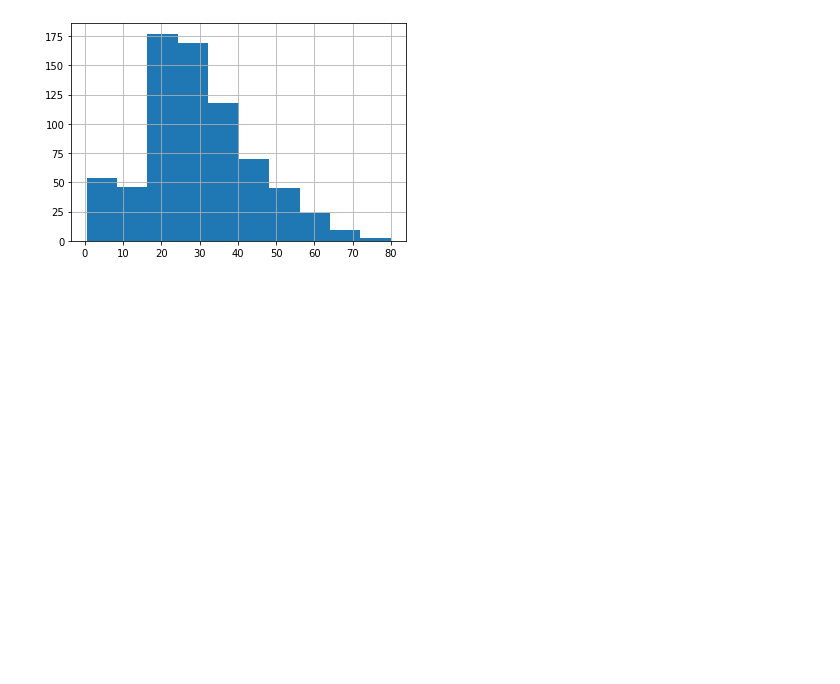
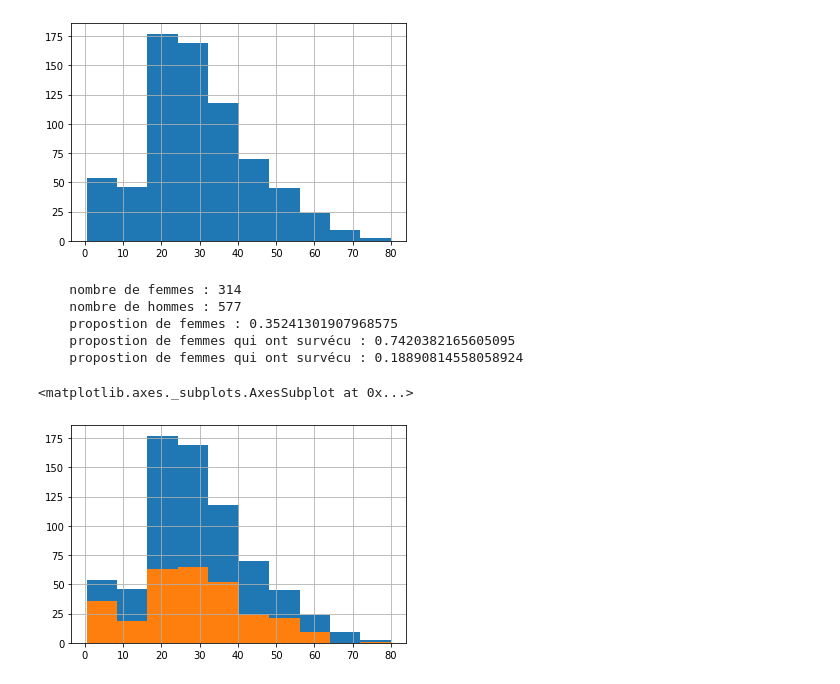
Before and after one commit to komi24/cours211019, a Jupyter notebook: titanic.ipynb, the cells around one changed output. Saved outputs shown, nothing was run; the diff lists cells and outputs as text; code cells hidden in the pictures; blank space fills up the shorter version.

```diff
--- a/titanic.ipynb
+++ b/titanic.ipynb
@@ -53,3 +53,36 @@ df["Age"].hist()
 # %% [output]
 <matplotlib.axes._subplots.AxesSubplot at 0x...>
 [figure]
+# %%
+total = len(df)
+# Nombre de femmes
+nb_femmes = len(df[(df["Sex"] == "female")])
+# Nombre d'hommes
+nb_hommes = len(df[(df["Sex"] == "male")])
+# Proportion de femmes sur le bateau
+p_femmes = nb_femmes / total
+# Proportion de femmes qui ont survécu
+p_f_s = len(df[(df["Sex"] == "female") & (df["Survived"] == 1)]) / nb_femmes
+# Proportion d'hommes qui ont survécu
+p_h_s = len(df[(df["Sex"] == "male") & (df["Survived"] == 1)]) / nb_hommes
+
+
+print(f"""
+    nombre de femmes : {nb_femmes}
+    nombre de hommes : {nb_hommes}
+    propostion de femmes : {p_femmes}
+    propostion de femmes qui ont survécu : {p_f_s}
+    propostion de femmes qui ont survécu : {p_h_s}
+""")
+
+# histogramme des Ages des survivants
+df["Age"].hist()
+df[df["Survived"] == 1]["Age"].hist()
+# %% [output]
+    nombre de femmes : 314
+    nombre de hommes : 577
+    propostion de femmes : 0.35241301907968575
+    propostion de femmes qui ont survécu : 0.7420382165605095
+    propostion de femmes qui ont survécu : 0.18890814558058924
+<matplotlib.axes._subplots.AxesSubplot at 0x...>
+[figure, added]
```
Also changed, not shown: parts of 6 cells of this notebook, 1 other file.
